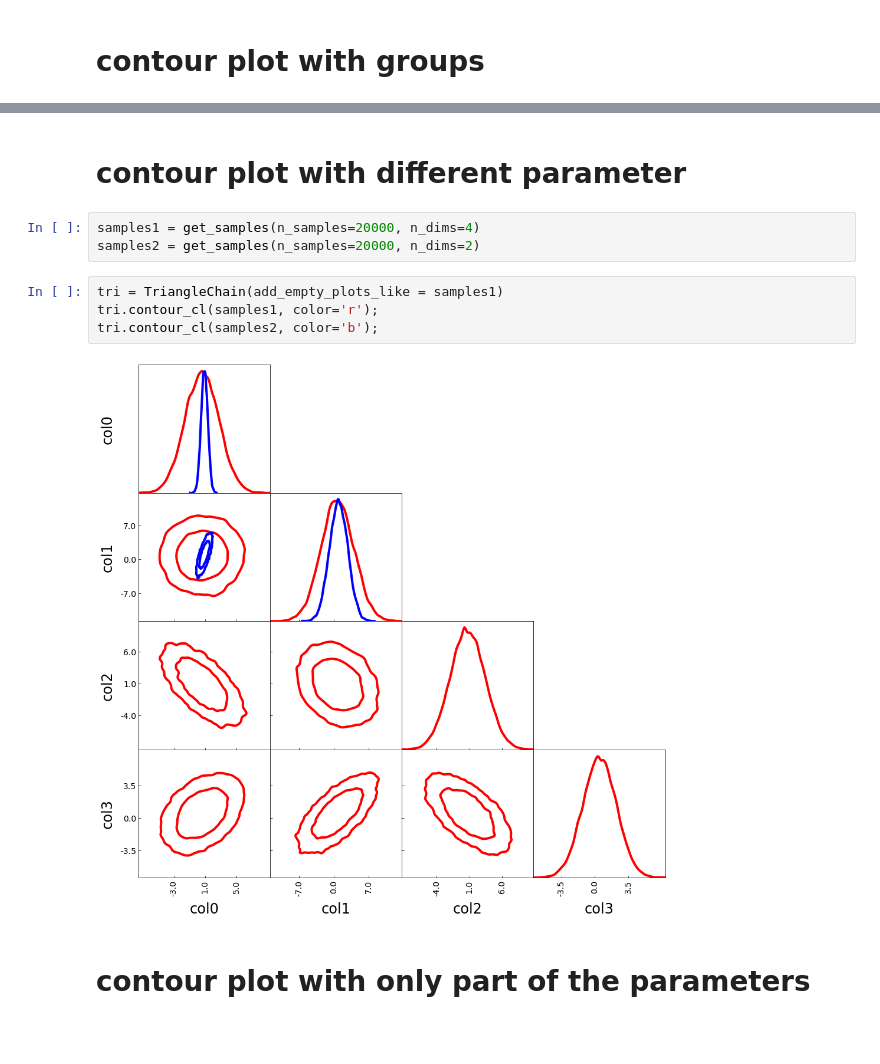
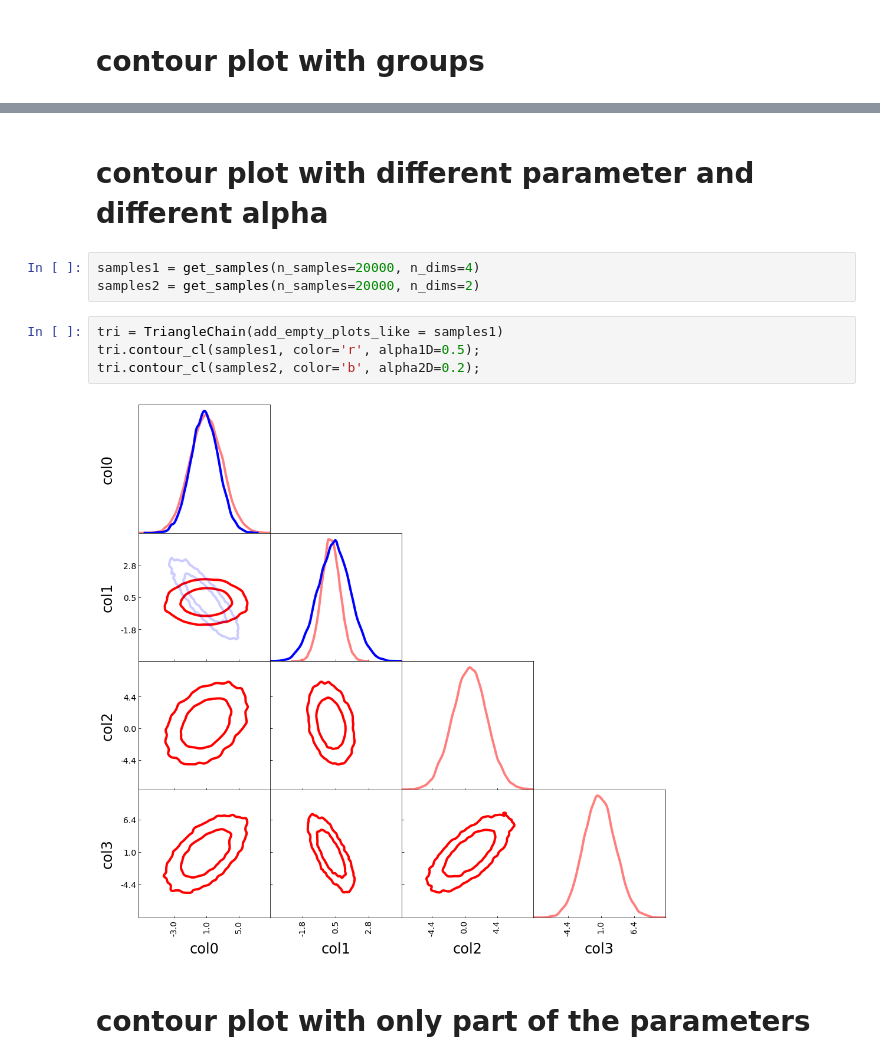
Before and after one commit to tomaszkacprzak/trianglechain, a Jupyter notebook: demo/demo_plot_advanced_types.ipynb, the cells around one changed output, grey strips where cells are left out. Drawn from its saved outputs; the diff is of its cells as text; blank space fills up the shorter version.

Commit message:
new feature: specific alpha value for 1D/2D and each sample

```diff
--- a/demo/demo_plot_advanced_types.ipynb
+++ b/demo/demo_plot_advanced_types.ipynb
@@ -54,14 +49,14 @@ tri.contour_cl(samples2, color='b',label='sample2', show_legend=True);
 # %% [markdown]
-# contour plot with different parameter
+# contour plot with different parameter and different alpha
 # %%
 samples1 = get_samples(n_samples=20000, n_dims=4)
 samples2 = get_samples(n_samples=20000, n_dims=2)
 # %%
 tri = TriangleChain(add_empty_plots_like = samples1)
-tri.contour_cl(samples1, color='r');
-tri.contour_cl(samples2, color='b');
+tri.contour_cl(samples1, color='r', alpha1D=0.5);
+tri.contour_cl(samples2, color='b', alpha2D=0.2);
 # %% [output]
-[figure, old version]
+[figure, new version]
 # %% [markdown]
 # contour plot with only part of the parameters
 # %%
```
Also changed, not shown: parts of 5 cells of this notebook, 2 other files.
